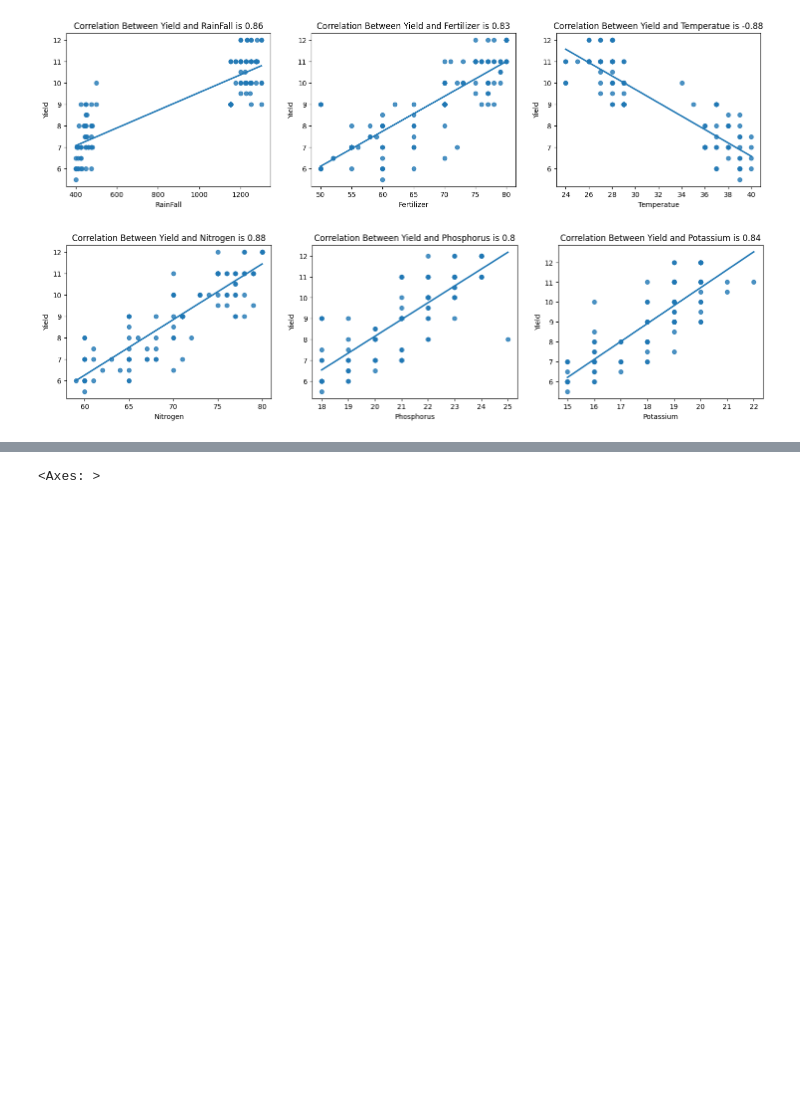
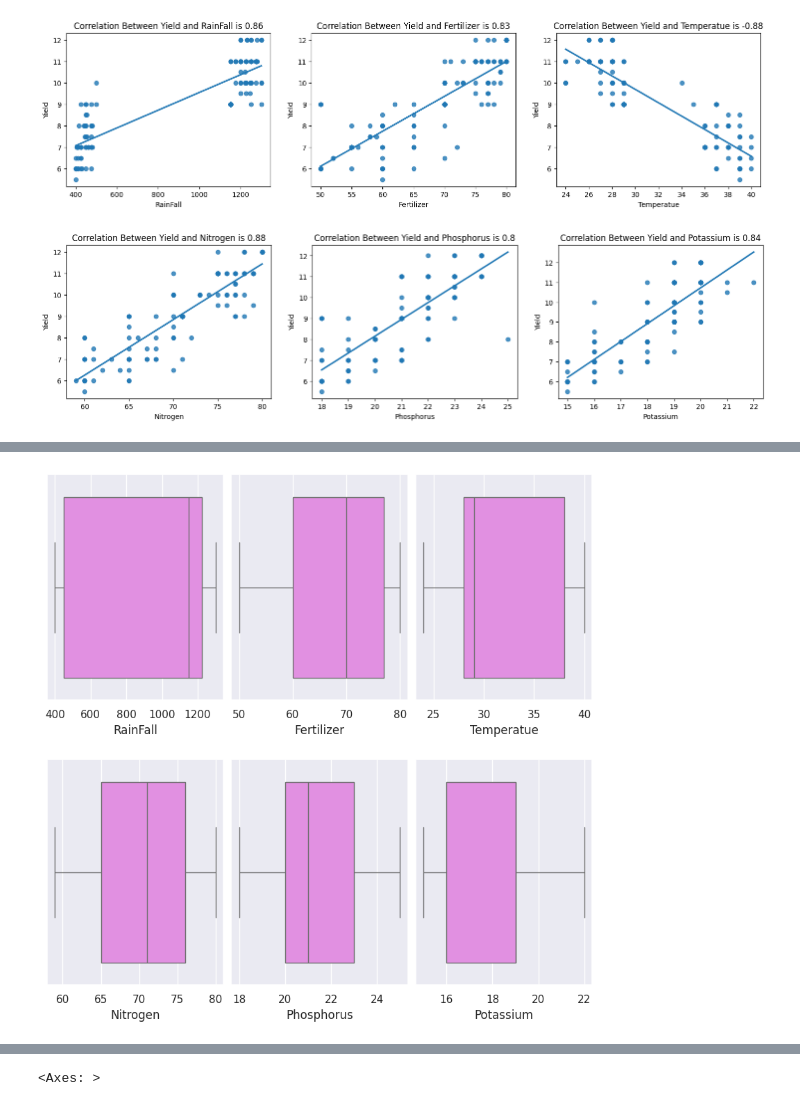
Before and after one commit to Ziyah11/Crop_Prediction_Model, a Jupyter notebook: ProjectWork.ipynb, the cells around one changed output, grey strips where cells are left out. Cells and saved outputs as stored; diff of their text form; code cells hidden in the pictures; blank space fills up the shorter version.

```diff
--- a/ProjectWork.ipynb
+++ b/ProjectWork.ipynb
@@ -196,0 +215,10 @@ plotter(data, 'Nitrogen', 'Phosphorus', 'Potassium', 'Yield')
+# %%
+fig = plt.figure(figsize=(8, 8))
+temp = data.drop("Yield", axis=1).columns.tolist()
+for i, item in enumerate(temp):
+    plt.subplot(2, 3, i+1)
+    sns.boxplot(data=data, x=item, color='violet')
+plt.tight_layout(pad=0.4, w_pad=0.5, h_pad=2.0)
+plt.show()
+# %% [output]
+[figure, added]
```
Also changed, not shown: parts of 9 cells of this notebook.
